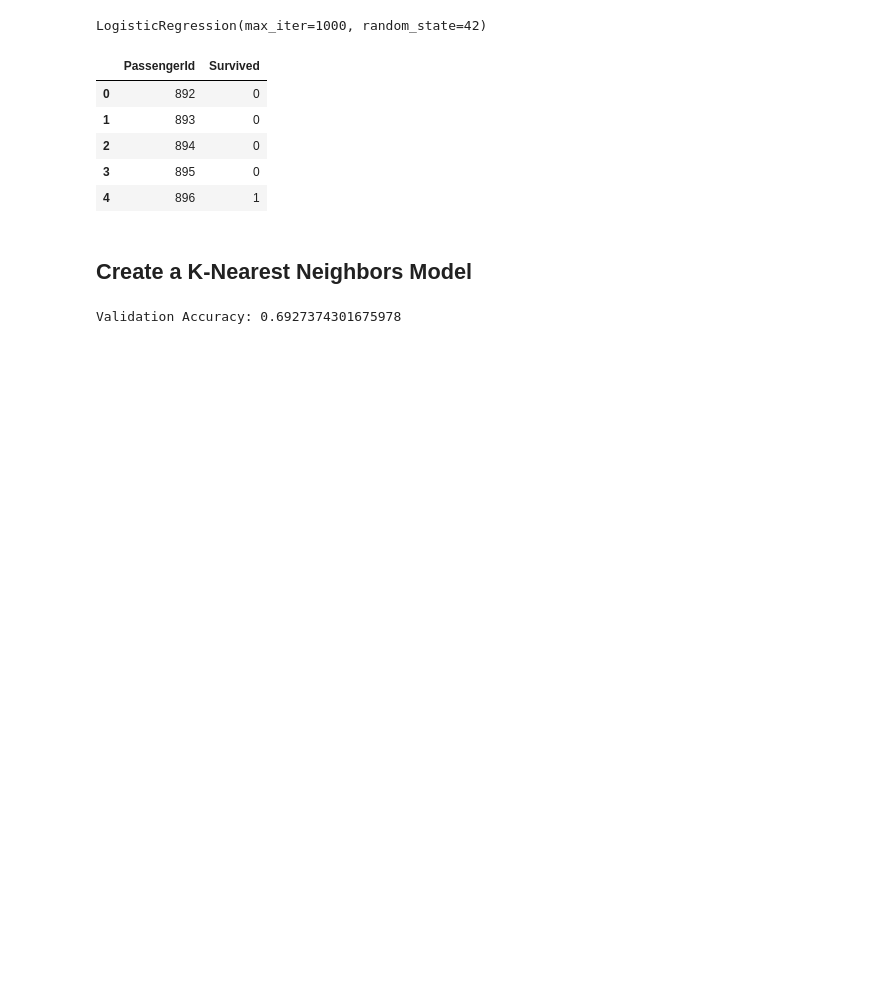
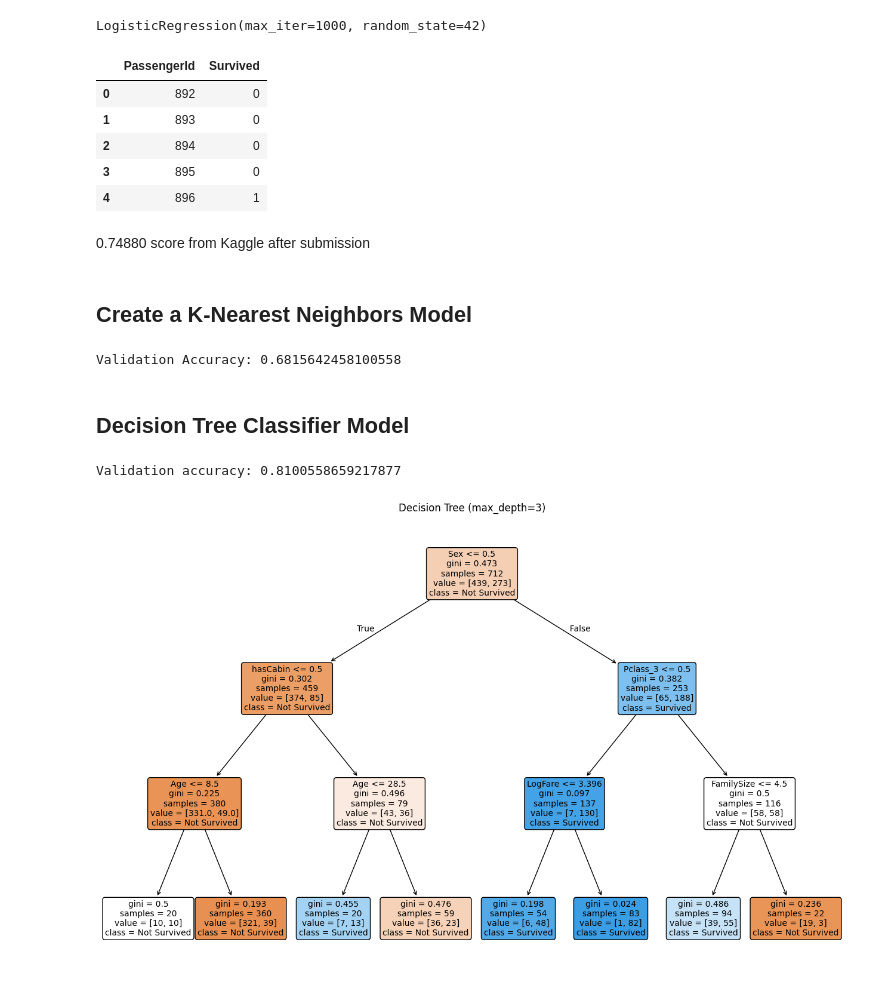
Before and after one commit to AnnaBilokon/titanic-survival-prediction, a Jupyter notebook: titanic_project.ipynb, the cells around one changed output. Saved outputs shown, nothing was run; the diff lists cells and outputs as text; code cells hidden in the pictures; blank space fills up the shorter version.

```diff
--- a/titanic_project.ipynb
+++ b/titanic_project.ipynb
@@ -439,6 +456,8 @@ submission.head()
 | 2 | 894 | 0 |
 | 3 | 895 | 0 |
 | 4 | 896 | 1 |
+# %% [markdown]
+0.74880 score from Kaggle after submission
 # %% [markdown]
 ## Create a K-Nearest Neighbors Model
 # %%
@@ -448,11 +467,41 @@ y = df_train["Survived"]
 
 X_train, X_test, y_train, y_test = train_test_split(X, y, test_size=0.2, random_state=42, stratify=y)
 
-model_knn = KNeighborsClassifier(n_neighbors=10)
+model_knn = KNeighborsClassifier(n_neighbors=5)
 model_knn.fit(X_train, y_train)
 
 y_pred = model_knn.predict(X_test)
 
 print("Validation Accuracy:", accuracy_score(y_test, y_pred))
 # %% [output]
-Validation Accuracy: 0.6927374301675978
+Validation Accuracy: 0.6815642458100558
+# %% [markdown]
+## Decision Tree Classifier Model
+# %%
+features = ["Sex", "Age", "LogFare", "FamilySize", "hasCabin",
+            "Pclass_1", "Pclass_2", "Pclass_3"]
+X = df_train[features]
+y = df_train['Survived']
+
+X_train, X_test, y_train, y_test = train_test_split(X,y, test_size=0.2, random_state=42, stratify=y)
+
+tree_model = DecisionTreeClassifier(criterion='gini', max_depth=3, min_samples_leaf=20, random_state=42)
+
+tree_model.fit(X_train, y_train)
+
+y_pred = tree_model.predict(X_test)
+print("Validation accuracy:", accuracy_score(y_test, y_pred))
+# %% [output]
+Validation accuracy: 0.8100558659217877
+# %%
+plt.figure(figsize=(16,10))
+plot_tree(
+    tree_model,
+    feature_names=features,
+    class_names=["Not Survived","Survived"],
+    filled=True, rounded=True, fontsize=10
+)
+plt.title("Decision Tree (max_depth=3)")
+plt.show()
+# %% [output]
+[figure, added]
```
Also changed, not shown: parts of 5 cells of this notebook.
